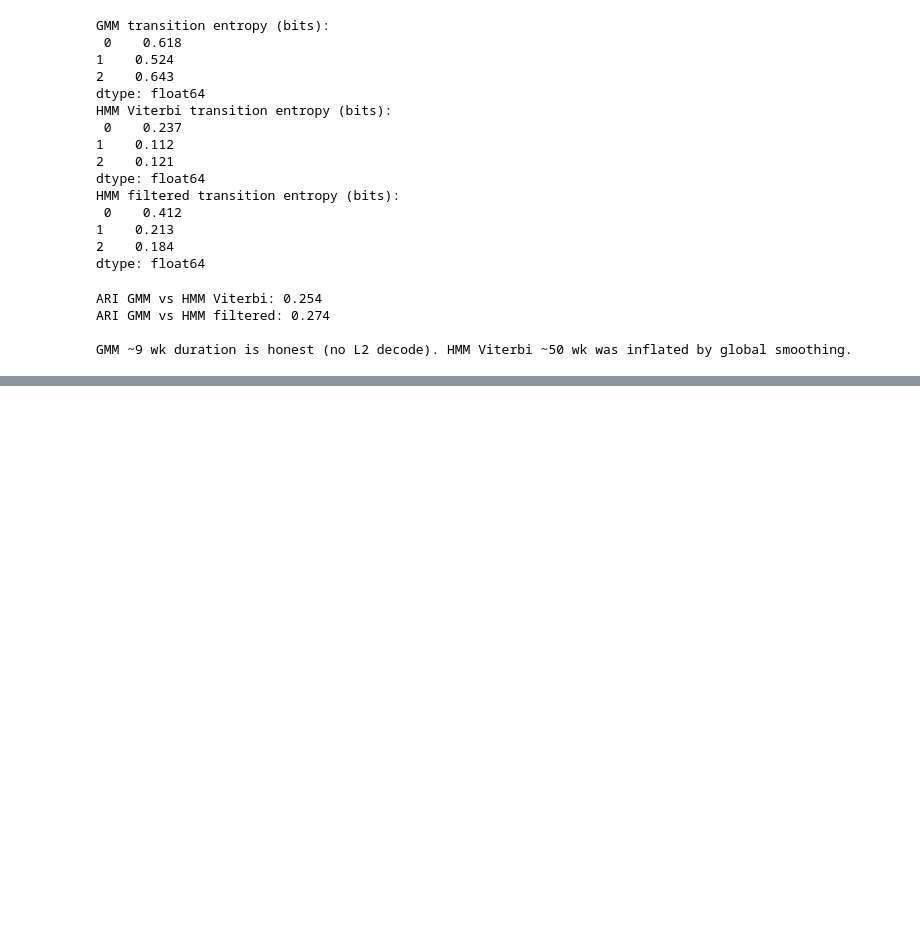
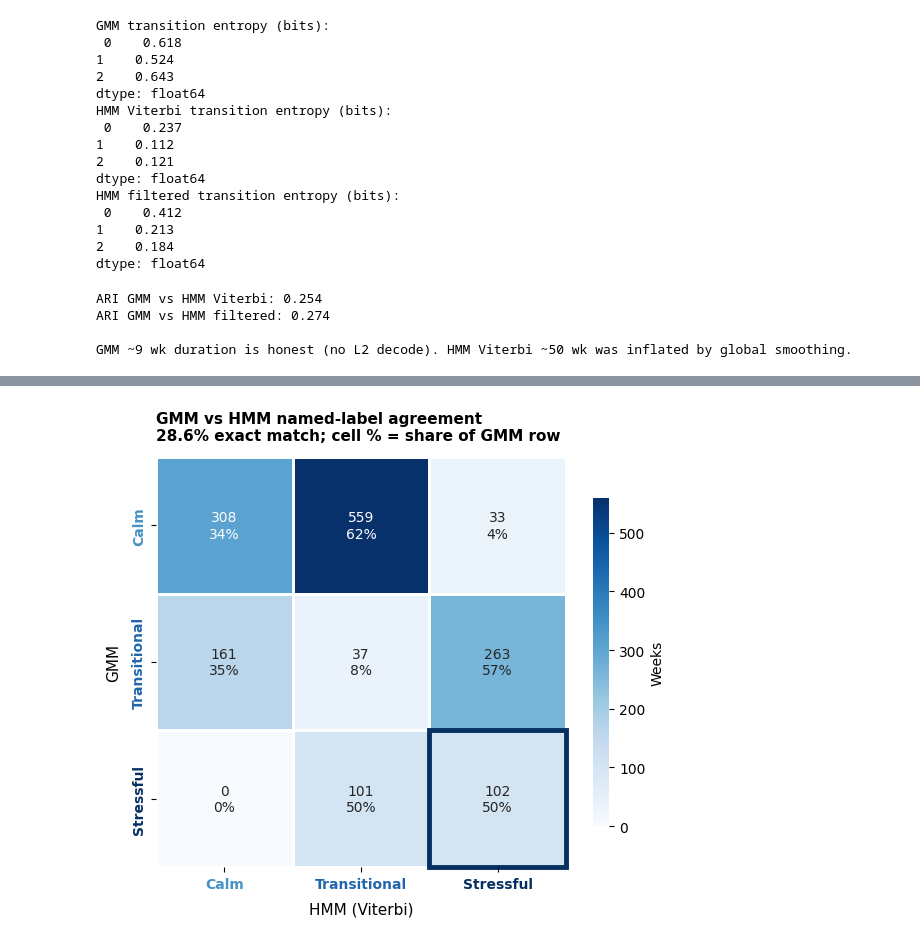
Before and after one commit to nickdatak/Unsupervised-Discovery-of-Market-Regimes, a Jupyter notebook: notebooks/04_decode_durations.ipynb, the cells around one changed output, grey strips where cells are left out. Drawn from its saved outputs; the diff is of its cells as text; code cells hidden in the pictures; blank space fills up the shorter version.

```diff
--- a/notebooks/04_decode_durations.ipynb
+++ b/notebooks/04_decode_durations.ipynb
@@ -100,0 +105,77 @@ GMM ~9 wk duration is honest (no L2 decode). HMM Viterbi ~50 wk was inflated by
+# %%
+import seaborn as sns
+
+REGIME_COLORS = {
+    CALM_LABEL: "#4393c3",
+    TRANSITIONAL_LABEL: "#2166ac",
+    STRESS_LABEL: "#053061",
+}
+LABEL_ORDER = [CALM_LABEL, TRANSITIONAL_LABEL, STRESS_LABEL]
+FONT = {"fontsize": 10, "fontweight": "normal"}
+
+raw = load_raw_features().loc[df_full.index]
+gmm_named = build_regime_frame(raw, gmm_l, "Regime_GMM")["Regime_label"]
+hmm_named = build_regime_frame(raw, viterbi_decode(hmm, X), "Regime_HMM")["Regime_label"]
+
+counts = pd.crosstab(gmm_named, hmm_named).reindex(
+    index=LABEL_ORDER, columns=LABEL_ORDER, fill_value=0
+)
+row_pct = counts.div(counts.sum(axis=1), axis=0) * 100
+exact_agree = (gmm_named.values == hmm_named.values).mean()
+
+annot = np.empty((3, 3), dtype=object)
+for i, g in enumerate(LABEL_ORDER):
+    for j, h in enumerate(LABEL_ORDER):
+        annot[i, j] = f"{int(counts.iloc[i, j])}\n{row_pct.iloc[i, j]:.0f}%"
+
+fig, ax = plt.subplots(figsize=(6.2, 5.2))
+sns.heatmap(
+    counts,
+    annot=annot,
+    fmt="",
+    cmap="Blues",
+    annot_kws={"size": 9, "weight": "normal"},
+    cbar_kws={"label": "Weeks", "shrink": 0.8},
+    linewidths=2,
+    linecolor="white",
+    ax=ax,
+    square=True,
+    vmin=0,
+)
+ax.add_patch(
+    plt.Rectangle(
+        (2, 2),
+        1,
+        1,
+        fill=False,
+        edgecolor=REGIME_COLORS[STRESS_LABEL],
+        linewidth=2.5,
+        clip_on=False,
+    )
+)
+for tick, label in zip(ax.get_xticklabels(), LABEL_ORDER):
+    tick.set_color(REGIME_COLORS[label])
+    tick.set_fontsize(10)
+    tick.set_fontweight("normal")
+for tick, label in zip(ax.get_yticklabels(), LABEL_ORDER):
+    tick.set_color(REGIME_COLORS[label])
+    tick.set_fontsize(10)
+    tick.set_fontweight("normal")
+
+ax.set_xlabel("HMM (Viterbi)", **FONT, labelpad=8)
+ax.set_ylabel("GMM", **FONT, labelpad=8)
+ax.set_title(
+    "GMM vs HMM named-label agreement\n"
+    f"{exact_agree:.1%} exact match; cell % = share of GMM row",
+    **FONT,
+    loc="left",
+    pad=12,
+)
+plt.tight_layout()
+plt.show()
+
+print(counts.to_string())
+print(f"\nStress–Stress: {counts.loc[STRESS_LABEL, STRESS_LABEL]} wk "
+      f"({row_pct.loc[STRESS_LABEL, STRESS_LABEL]:.0f}% of GMM Stressful weeks)")
+# %% [output]
+[figure, added]
```
Also changed, not shown: parts of 2 cells of this notebook, 2 other files.
